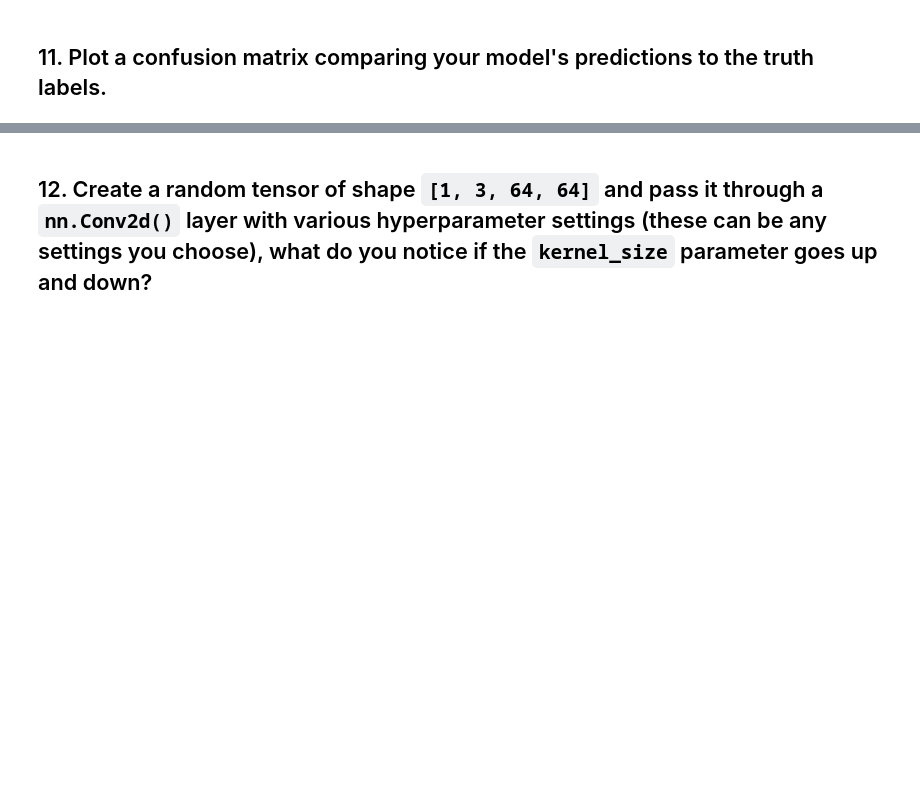
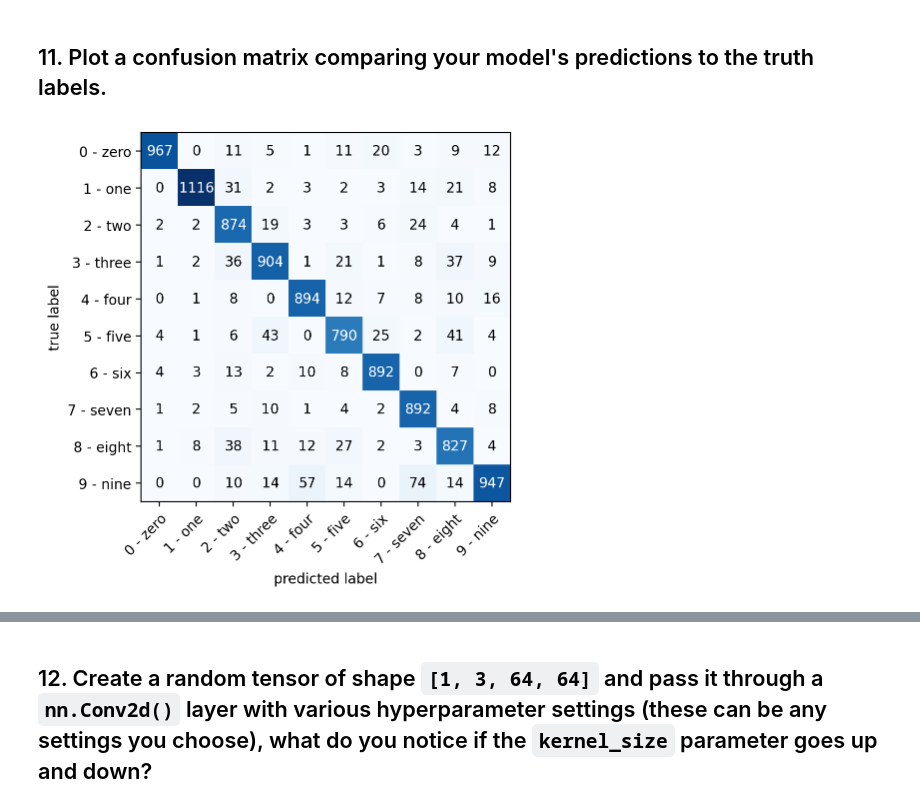
Before and after one commit to SorenKyhl/pytorch-deep-learning, a Jupyter notebook: extras/exercises/03_pytorch_computer_vision_exercises.ipynb, the cells around one changed output, grey strips where cells are left out. Saved outputs shown, nothing was run; the diff lists cells and outputs as text; code cells hidden in the pictures; blank space fills up the shorter version.

```diff
--- a/extras/exercises/03_pytorch_computer_vision_exercises.ipynb
+++ b/extras/exercises/03_pytorch_computer_vision_exercises.ipynb
@@ -551,9 +536,9 @@ def make_confusion_matrix(model,
     for i, j in zip(preds, y):
       confusion_matrix[i, j] += 1
 
-  return confusion_matrix
+  return confusion_matrix.numpy()
 
-def plot_confusion_matrix(confusion_matrix):
+def plot_confusion_matrix_me(confusion_matrix):
   """Plots a confusion matrix using Seaborn's heatmap()"""
   sns.heatmap(confusion_matrix, annot=True, fmt='d', cmap='Blues')
   plt.xlabel('Predicted Label')
@@ -564 +546,5 @@ conf_1 = make_confusion_matrix(model_1.model)
+# %%
+plot_confusion_matrix(make_confusion_matrix(model_0.model), class_names = class_names);
+# %% [output]
+[figure, added]
 # %%
```
Also changed, not shown: parts of 30 cells of this notebook.
